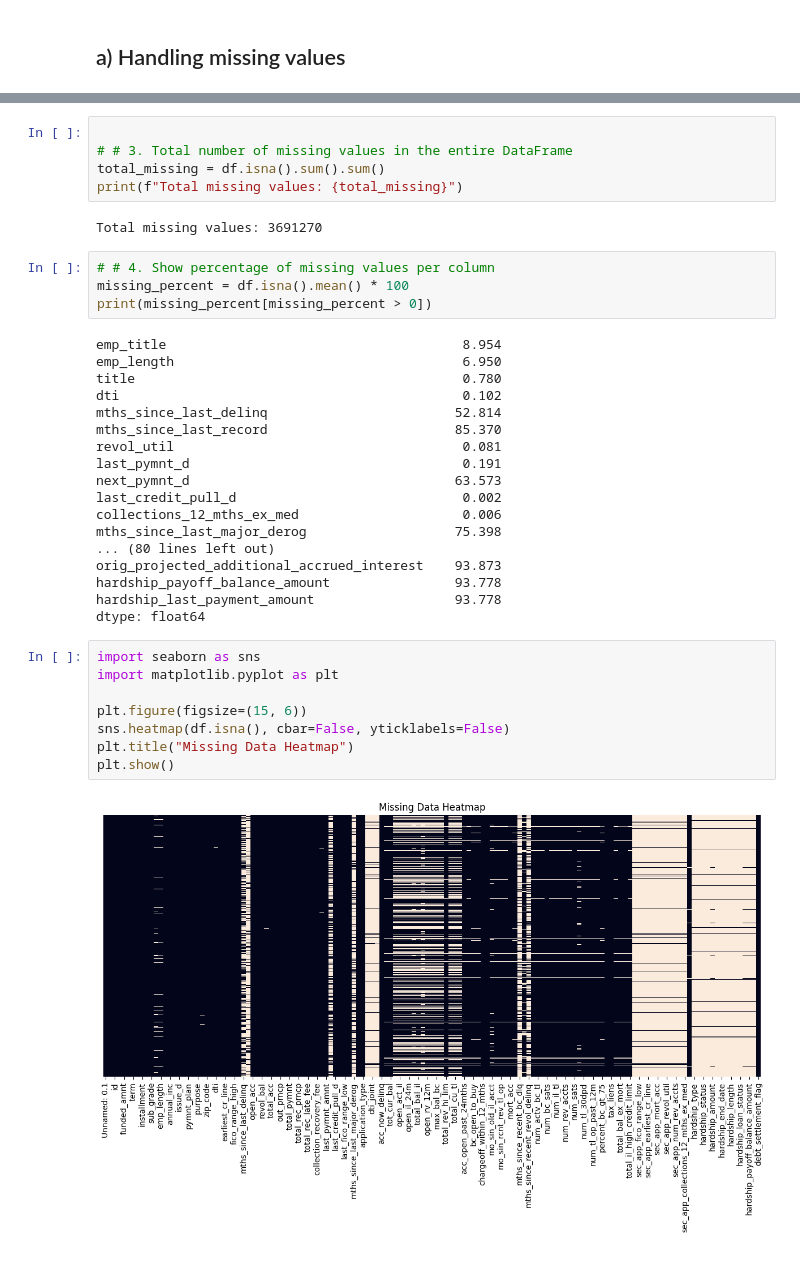
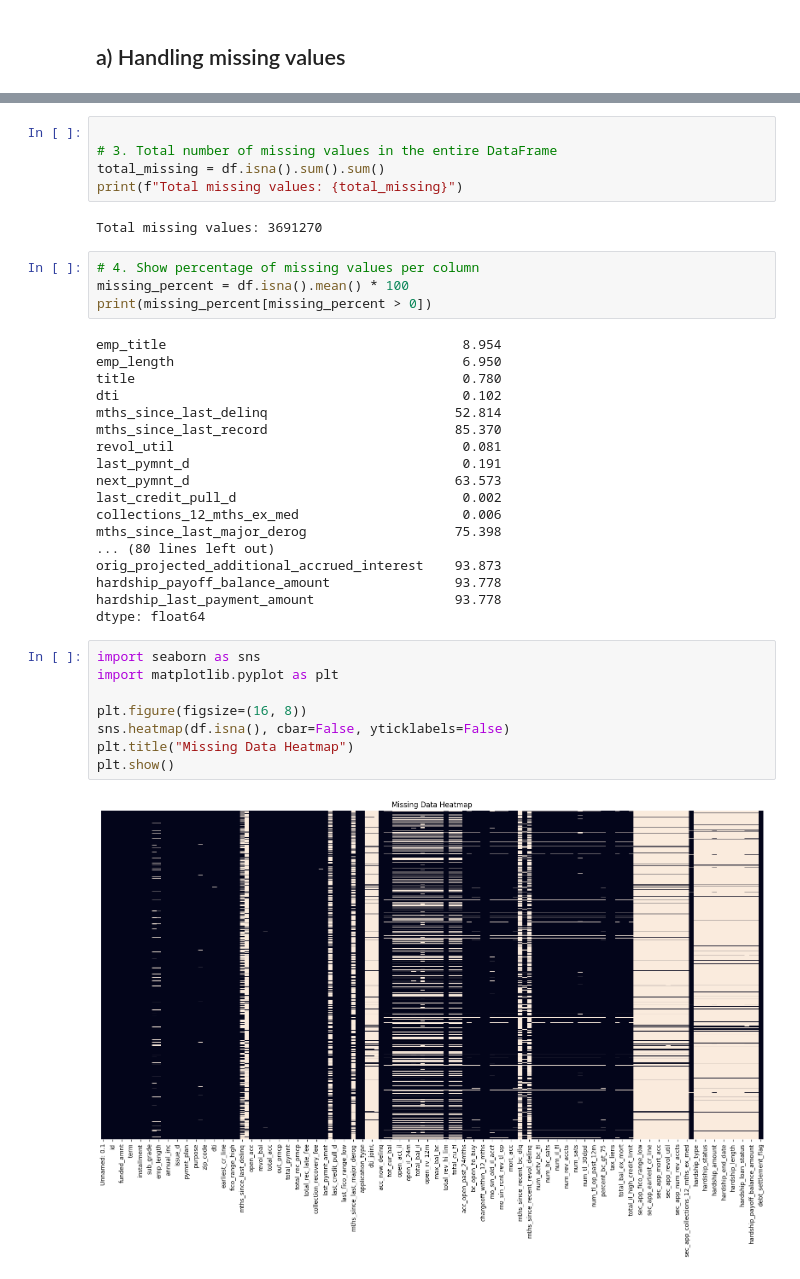
Before and after one commit to svetlanama/LendingClub, a Jupyter notebook: lending_club.ipynb, the cells around one changed output, grey strips where cells are left out. Saved outputs shown, nothing was run; the diff lists cells and outputs as text.

```diff
--- a/lending_club.ipynb
+++ b/lending_club.ipynb
@@ -89,13 +89,13 @@ hardship_last_payment_amount                  93778
 dtype: int64
 # %%
 
-# # 3. Total number of missing values in the entire DataFrame
+# 3. Total number of missing values in the entire DataFrame
 total_missing = df.isna().sum().sum()
 print(f"Total missing values: {total_missing}")
 # %% [output]
 Total missing values: 3691270
 # %%
-# # 4. Show percentage of missing values per column
+# 4. Show percentage of missing values per column
 missing_percent = df.isna().mean() * 100
 print(missing_percent[missing_percent > 0])
 # %% [output]
@@ -119,10 +119,10 @@ dtype: float64
 # %%
 import seaborn as sns
 import matplotlib.pyplot as plt
 
-plt.figure(figsize=(15, 6))
+plt.figure(figsize=(16, 8))
 sns.heatmap(df.isna(), cbar=False, yticklabels=False)
 plt.title("Missing Data Heatmap")
 plt.show()
 # %% [output]
-[figure, old version]
+[figure, new version]
```
Also changed, not shown: parts of 7 cells of this notebook.
